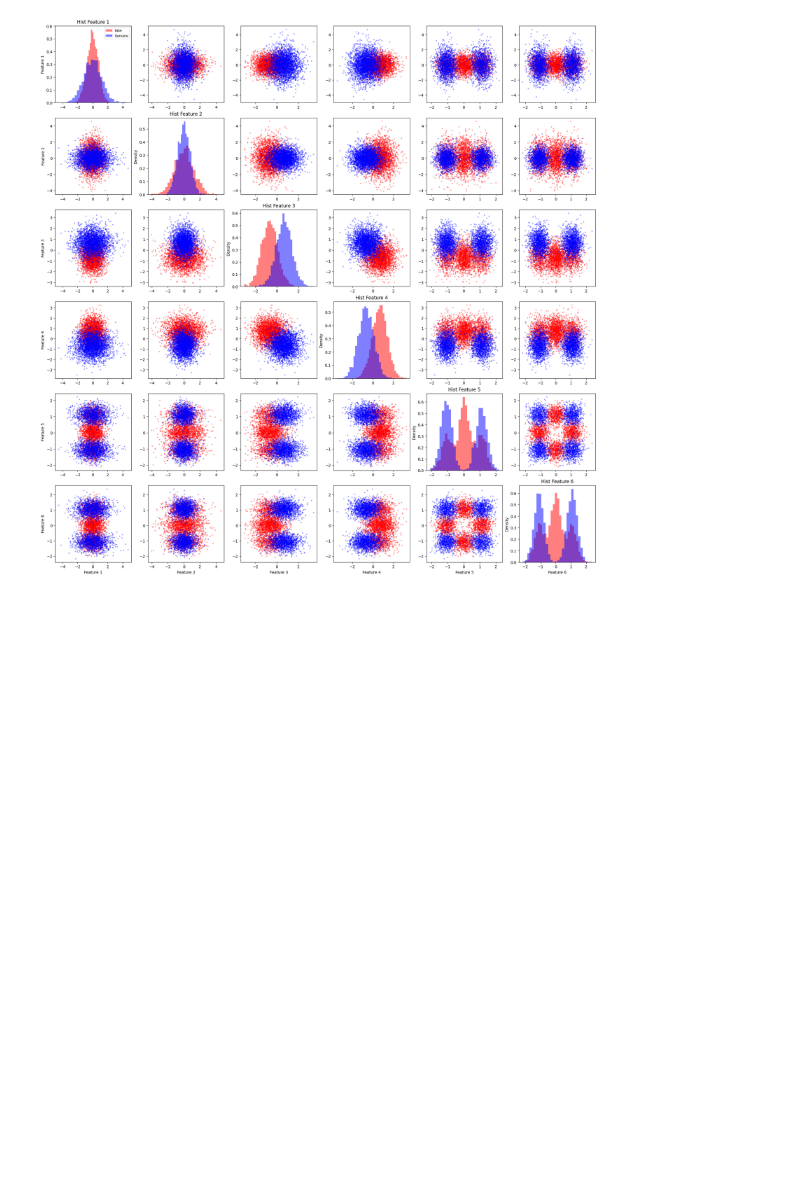
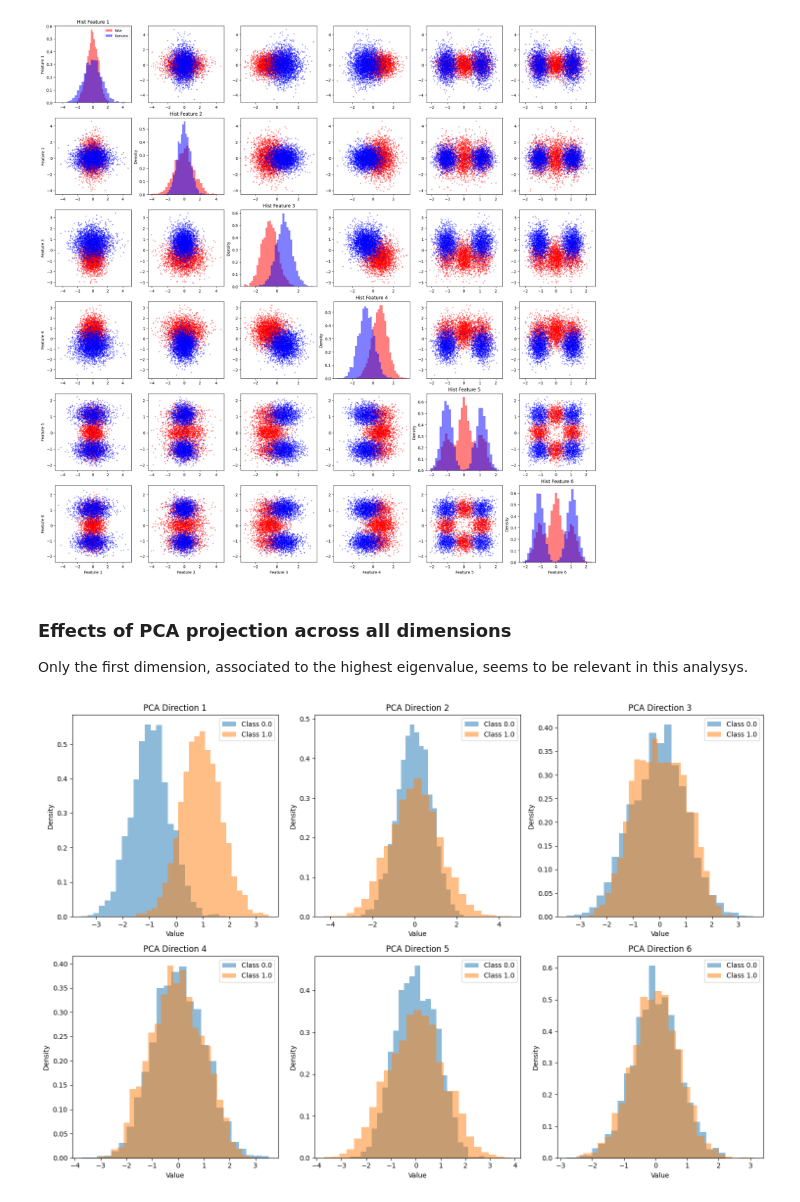
Before and after one commit to mat-riboni/fingerprint-spoofing-detection, a Jupyter notebook: project.ipynb, the cells around one changed output. Saved outputs shown, nothing was run; the diff lists cells and outputs as text; code cells hidden in the pictures; blank space fills up the shorter version.

Commit message:
Add dimensionality reduction: PCA and LDA

```diff
--- a/project.ipynb
+++ b/project.ipynb
@@ -14,3 +15,13 @@ plot_features(D,L)
 (6, 6000)
 (6000,)
 [figure]
+# %% [markdown]
+### Effects of PCA projection across all dimensions
+
+Only the first dimension, associated to the highest eigenvalue, seems to be relevant in this analysys.
+# %%
+U = PCA(D, 6)
+D_pca = U.T@D # New space with same dimensions as D
+plot_histograms(D_pca, L)
+# %% [output]
+[figure, added]
```
Also changed, not shown: parts of 8 cells of this notebook, 2 other files.
